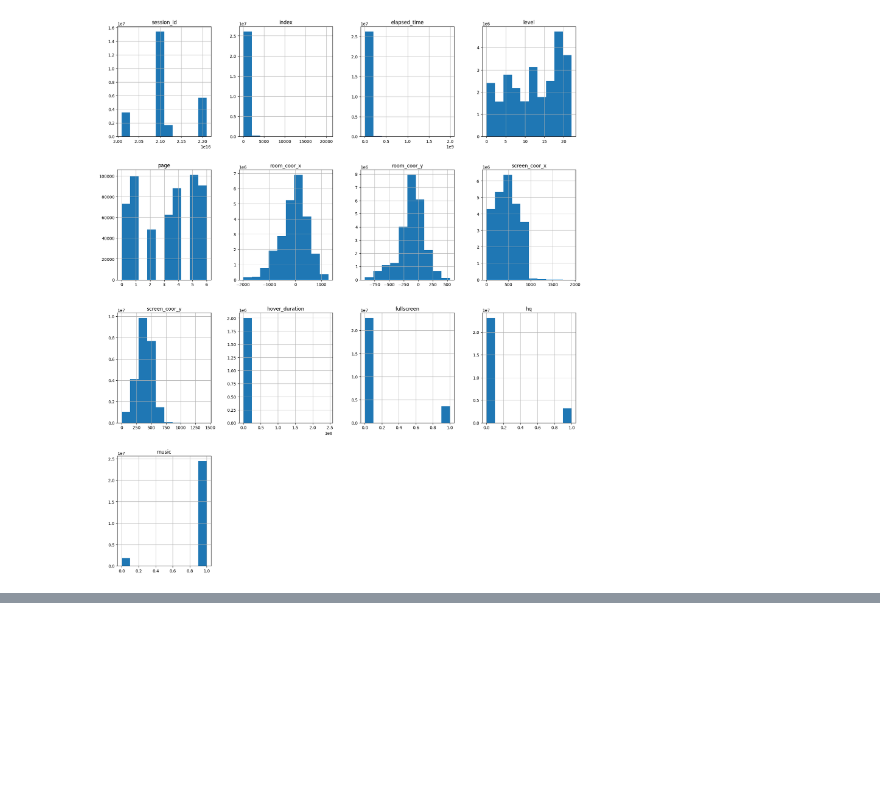
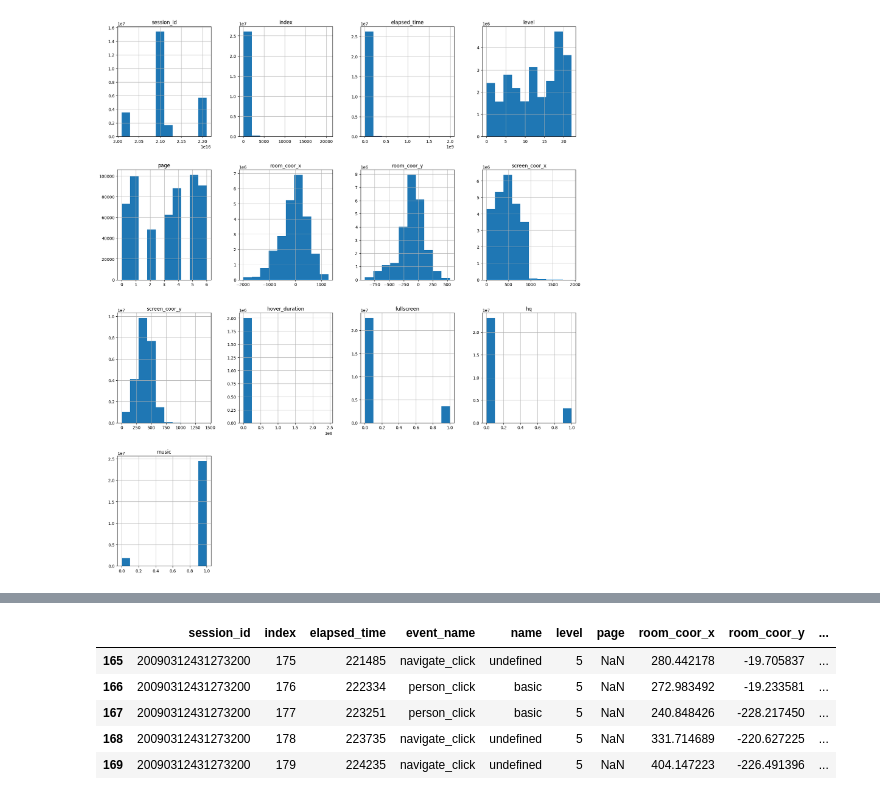
Before and after one commit to Sethmckbot/ML-Final-Project, a Jupyter notebook: MLfinal.ipynb, the cells around one changed output, grey strips where cells are left out. Saved outputs shown, nothing was run; the diff lists cells and outputs as text; code cells hidden in the pictures; blank space fills up the shorter version.

```diff
--- a/MLfinal.ipynb
+++ b/MLfinal.ipynb
@@ -3,10 +5,7 @@ import numpy as np
 import pandas as pd
 
 
-train = pd.read_csv('./data/predict-student-performance-from-game-play/train.csv')
+train = pd.read_csv('./data/train.csv')
 print(train.shape)
-merp = train.head(50)
-print(merp.shape)
-merp.head()
 # %% [output]
 (26296946, 20)
@@ -56,0 +61,9 @@ OneHotEncoder(handle_unknown='ignore')
+# %%
+level_2.head()
+# %% [output]
+|  | session_id | index | elapsed_time | event_name | name | level | page | room_coor_x | room_coor_y | ... |
+| 165 | 20090312431273200 | 175 | 221485 | navigate_click | undefined | 5 | NaN | 280.442178 | -19.705837 | ... |
+| 166 | 20090312431273200 | 176 | 222334 | person_click | basic | 5 | NaN | 272.983492 | -19.233581 | ... |
+| 167 | 20090312431273200 | 177 | 223251 | person_click | basic | 5 | NaN | 240.848426 | -228.217450 | ... |
+| 168 | 20090312431273200 | 178 | 223735 | navigate_click | undefined | 5 | NaN | 331.714689 | -220.627225 | ... |
+| 169 | 20090312431273200 | 179 | 224235 | navigate_click | undefined | 5 | NaN | 404.147223 | -226.491396 | ... |
```
Also changed, not shown: parts of 19 cells of this notebook.
